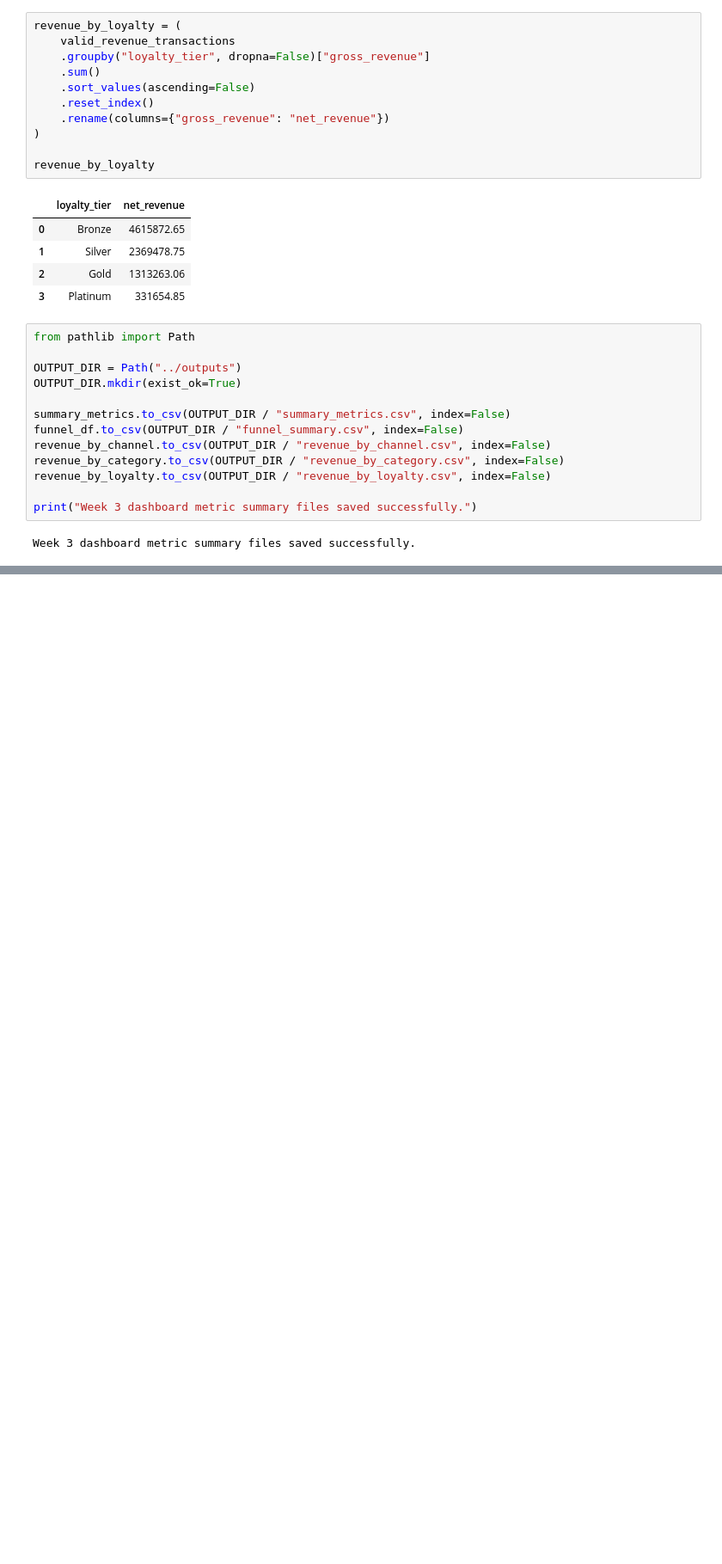
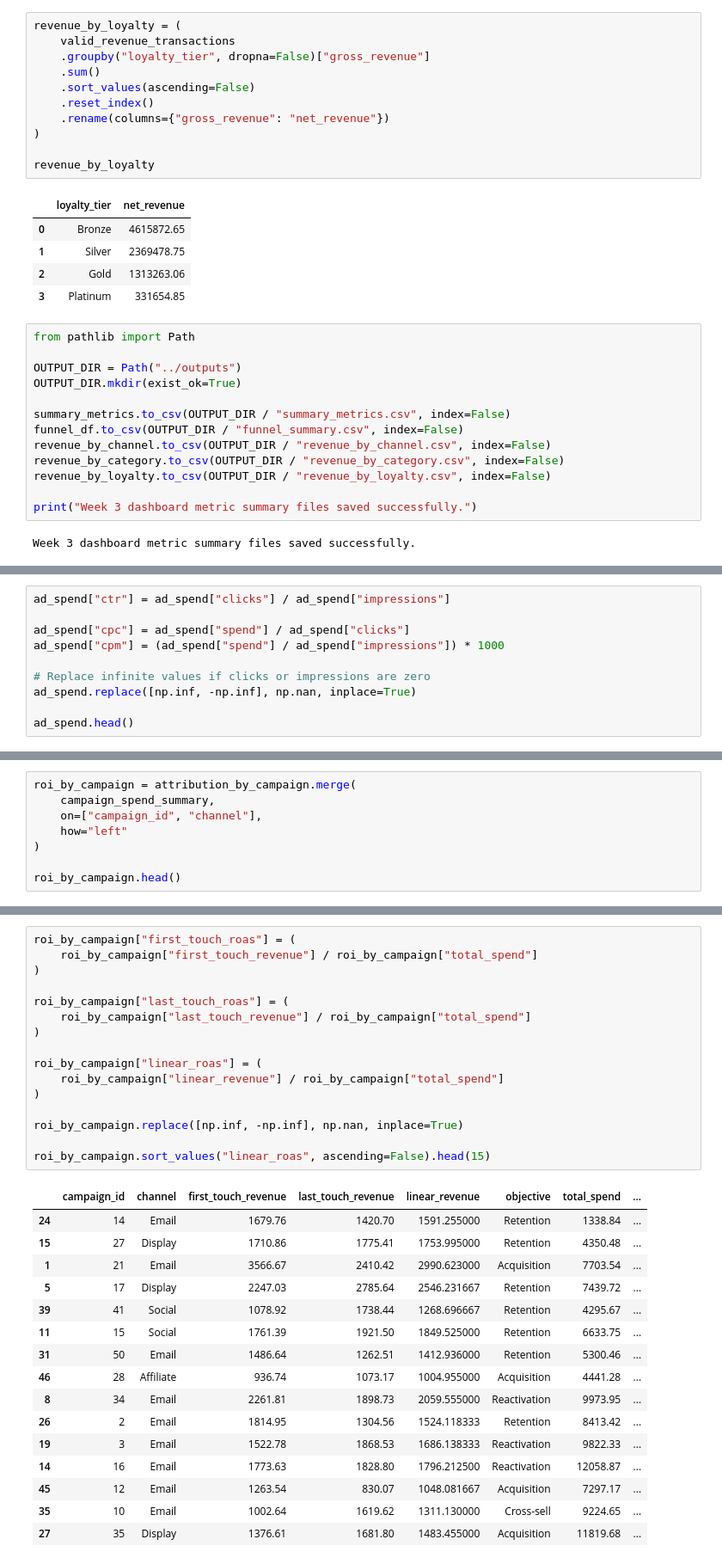
Before and after one commit to Tamoze/Marketing-Attribution-ROI-Dashboard, a Jupyter notebook: notebook/Asmitha_data_validation.ipynb, the cells around one changed output, grey strips where cells are left out. Shown at 86% size. Drawn from its saved outputs; the diff is of its cells as text; blank space fills up the shorter version.

Commit message:
Add synthetic ad spend and ROI calculations

```diff
--- a/notebook/Asmitha_data_validation.ipynb
+++ b/notebook/Asmitha_data_validation.ipynb
@@ -920,0 +1039,10 @@ Week 3 dashboard metric summary files saved successfully.
+# %%
+ad_spend["ctr"] = ad_spend["clicks"] / ad_spend["impressions"]
+
+ad_spend["cpc"] = ad_spend["spend"] / ad_spend["clicks"]
+ad_spend["cpm"] = (ad_spend["spend"] / ad_spend["impressions"]) * 1000
+
+# Replace infinite values if clicks or impressions are zero
+ad_spend.replace([np.inf, -np.inf], np.nan, inplace=True)
+
+ad_spend.head()
@@ -920,0 +1090,8 @@ Week 3 dashboard metric summary files saved successfully.
+# %%
+roi_by_campaign = attribution_by_campaign.merge(
+    campaign_spend_summary,
+    on=["campaign_id", "channel"],
+    how="left"
+)
+
+roi_by_campaign.head()
@@ -920,0 +1105,33 @@ Week 3 dashboard metric summary files saved successfully.
+# %%
+roi_by_campaign["first_touch_roas"] = (
+    roi_by_campaign["first_touch_revenue"] / roi_by_campaign["total_spend"]
+)
+
+roi_by_campaign["last_touch_roas"] = (
+    roi_by_campaign["last_touch_revenue"] / roi_by_campaign["total_spend"]
+)
+
+roi_by_campaign["linear_roas"] = (
+    roi_by_campaign["linear_revenue"] / roi_by_campaign["total_spend"]
+)
+
+roi_by_campaign.replace([np.inf, -np.inf], np.nan, inplace=True)
+
+roi_by_campaign.sort_values("linear_roas", ascending=False).head(15)
+# %% [output]
+|  | campaign_id | channel | first_touch_revenue | last_touch_revenue | linear_revenue | objective | total_spend | ... |
+| 24 | 14 | Email | 1679.76 | 1420.70 | 1591.255000 | Retention | 1338.84 | ... |
+| 15 | 27 | Display | 1710.86 | 1775.41 | 1753.995000 | Retention | 4350.48 | ... |
+| 1 | 21 | Email | 3566.67 | 2410.42 | 2990.623000 | Acquisition | 7703.54 | ... |
+| 5 | 17 | Display | 2247.03 | 2785.64 | 2546.231667 | Retention | 7439.72 | ... |
+| 39 | 41 | Social | 1078.92 | 1738.44 | 1268.696667 | Retention | 4295.67 | ... |
+| 11 | 15 | Social | 1761.39 | 1921.50 | 1849.525000 | Retention | 6633.75 | ... |
+| 31 | 50 | Email | 1486.64 | 1262.51 | 1412.936000 | Retention | 5300.46 | ... |
+| 46 | 28 | Affiliate | 936.74 | 1073.17 | 1004.955000 | Acquisition | 4441.28 | ... |
+| 8 | 34 | Email | 2261.81 | 1898.73 | 2059.555000 | Reactivation | 9973.95 | ... |
+| 26 | 2 | Email | 1814.95 | 1304.56 | 1524.118333 | Retention | 8413.42 | ... |
+| 19 | 3 | Email | 1522.78 | 1868.53 | 1686.138333 | Reactivation | 9822.33 | ... |
+| 14 | 16 | Email | 1773.63 | 1828.80 | 1796.212500 | Reactivation | 12058.87 | ... |
+| 45 | 12 | Email | 1263.54 | 830.07 | 1048.081667 | Acquisition | 7297.17 | ... |
+| 35 | 10 | Email | 1002.64 | 1619.62 | 1311.130000 | Cross-sell | 9224.65 | ... |
+| 27 | 35 | Display | 1376.61 | 1681.80 | 1483.455000 | Acquisition | 11819.68 | ... |
```
Also changed, not shown: parts of 9 cells of this notebook, 4 other files.
